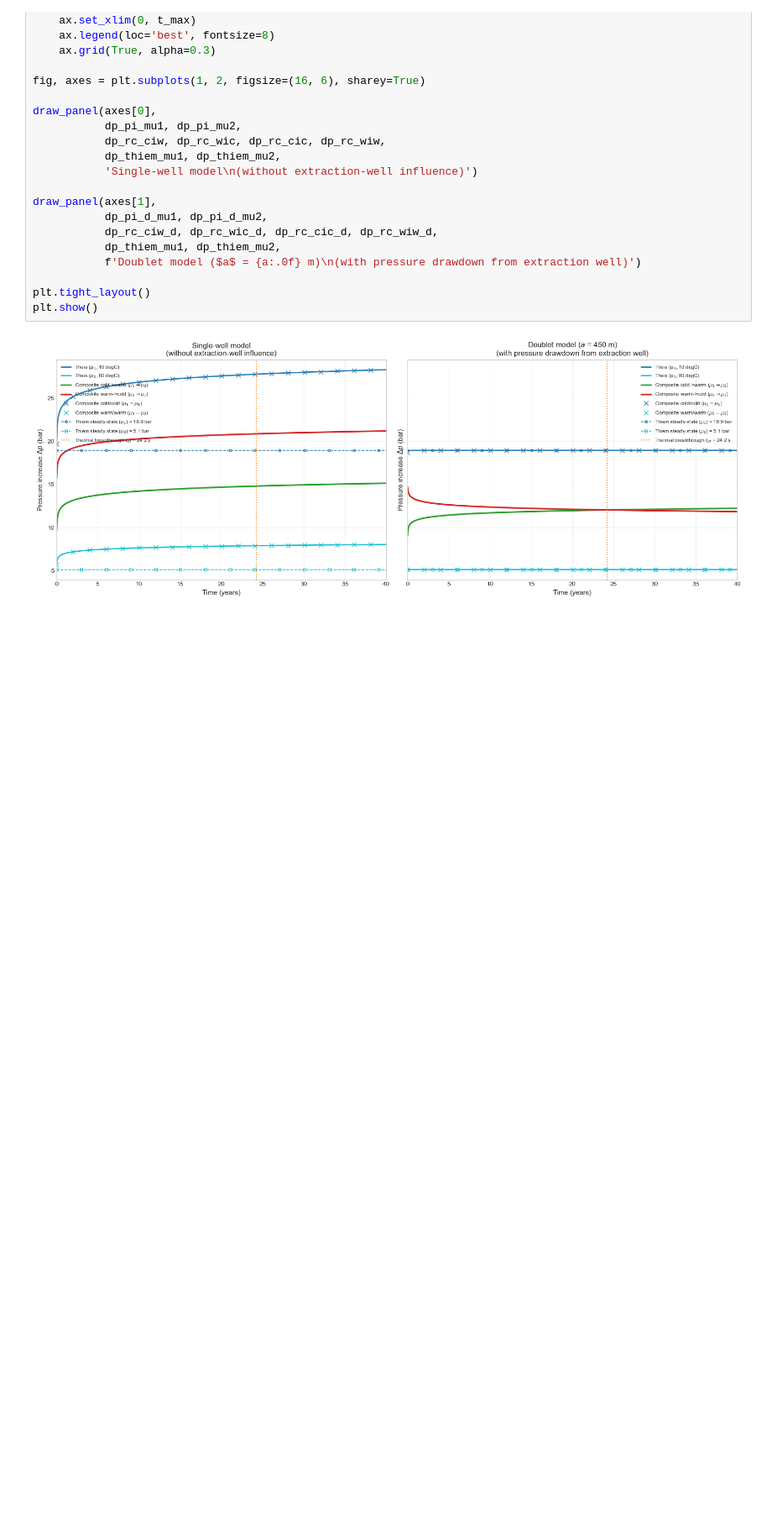
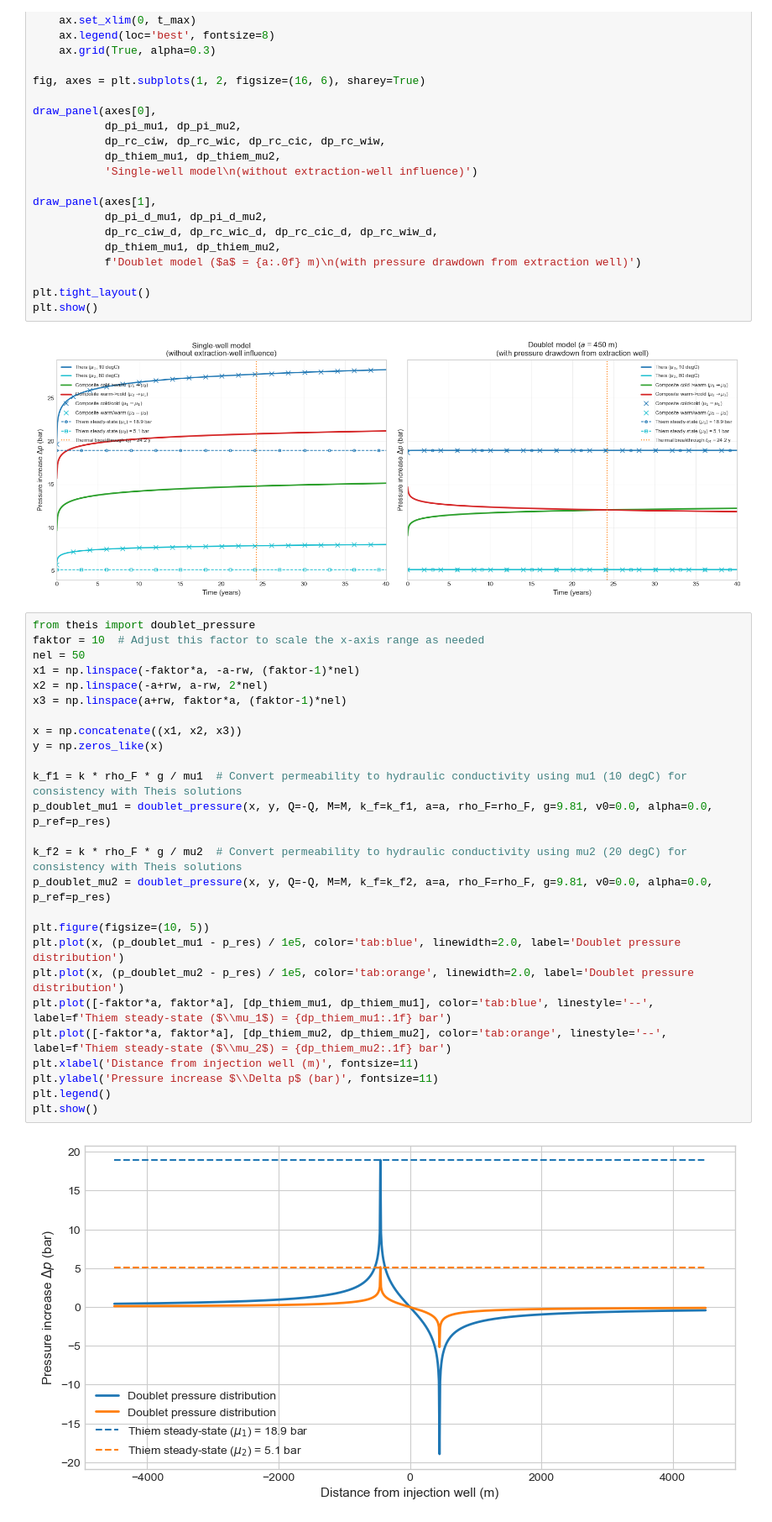
Before and after one commit to jtecklenburg/geothermal-doublet, a Jupyter notebook: theis_comparison.ipynb, the cells around one changed output. Shown at 84% size. Cells and saved outputs as stored; diff of their text form; blank space fills up the shorter version.

Commit message:
pressure distribution

```diff
--- a/theis_comparison.ipynb
+++ b/theis_comparison.ipynb
@@ -304,3 +304,31 @@ plt.tight_layout()
 plt.show()
 # %% [output]
 [figure]
+# %%
+from theis import doublet_pressure
+faktor = 10  # Adjust this factor to scale the x-axis range as needed
+nel = 50
+x1 = np.linspace(-faktor*a, -a-rw, (faktor-1)*nel)
+x2 = np.linspace(-a+rw, a-rw, 2*nel)
+x3 = np.linspace(a+rw, faktor*a, (faktor-1)*nel)
+
+x = np.concatenate((x1, x2, x3))
+y = np.zeros_like(x)
+
+k_f1 = k * rho_F * g / mu1  # Convert permeability to hydraulic conductivity using mu1 (10 degC) for consistency with Theis solutions
+p_doublet_mu1 = doublet_pressure(x, y, Q=-Q, M=M, k_f=k_f1, a=a, rho_F=rho_F, g=9.81, v0=0.0, alpha=0.0, p_ref=p_res)
+
+k_f2 = k * rho_F * g / mu2  # Convert permeability to hydraulic conductivity using mu2 (20 degC) for consistency with Theis solutions
+p_doublet_mu2 = doublet_pressure(x, y, Q=-Q, M=M, k_f=k_f2, a=a, rho_F=rho_F, g=9.81, v0=0.0, alpha=0.0, p_ref=p_res)
+
+plt.figure(figsize=(10, 5))
+plt.plot(x, (p_doublet_mu1 - p_res) / 1e5, color='tab:blue', linewidth=2.0, label='Doublet pressure distribution')
+plt.plot(x, (p_doublet_mu2 - p_res) / 1e5, color='tab:orange', linewidth=2.0, label='Doublet pressure distribution')
+plt.plot([-faktor*a, faktor*a], [dp_thiem_mu1, dp_thiem_mu1], color='tab:blue', linestyle='--', label=f'Thiem steady-state ($\\mu_1$) = {dp_thiem_mu1:.1f} bar')
+plt.plot([-faktor*a, faktor*a], [dp_thiem_mu2, dp_thiem_mu2], color='tab:orange', linestyle='--', label=f'Thiem steady-state ($\\mu_2$) = {dp_thiem_mu2:.1f} bar')
+plt.xlabel('Distance from injection well (m)', fontsize=11)
+plt.ylabel('Pressure increase $\\Delta p$ (bar)', fontsize=11)
+plt.legend()
+plt.show()
+# %% [output]
+[figure, added]
```
Also changed, not shown: 1 other file.
